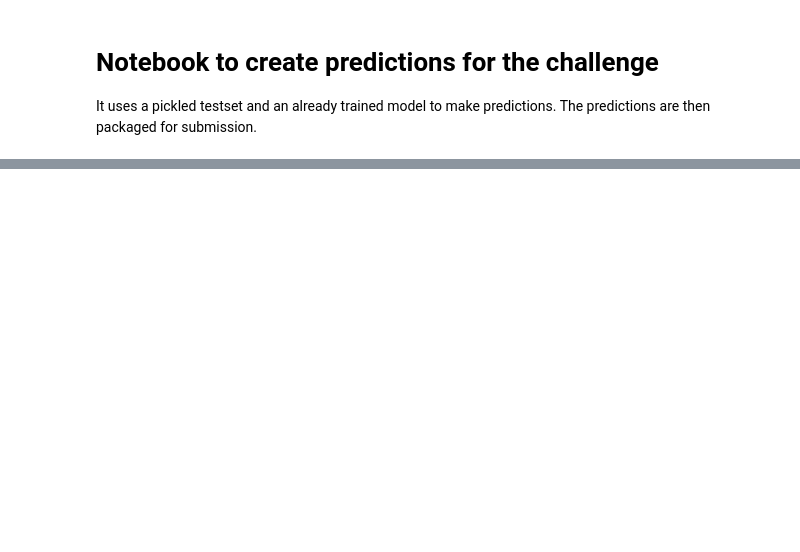
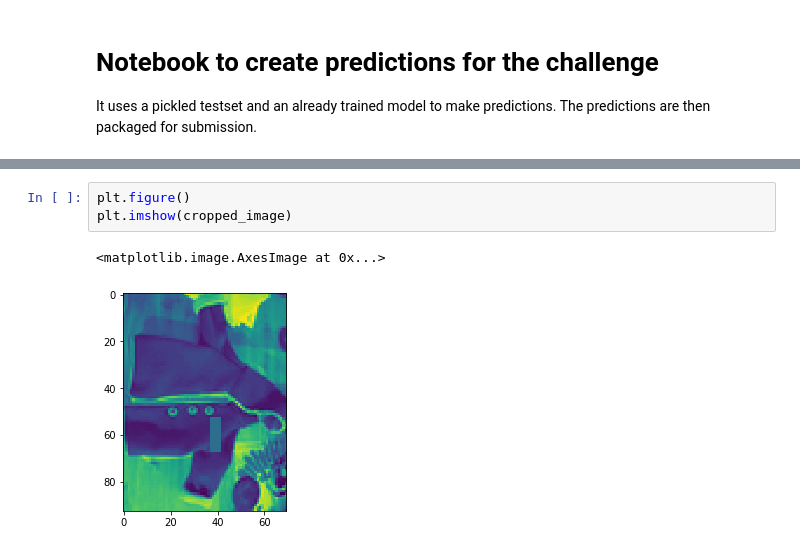
Before and after one commit to FritzMichael/ImageCropProject, a Jupyter notebook: create_predictions.ipynb, the cells around one changed output, grey strips where cells are left out. Cells and saved outputs as stored; diff of their text form; blank space fills up the shorter version.

```diff
--- a/create_predictions.ipynb
+++ b/create_predictions.ipynb
@@ -9,0 +54,6 @@ The predictions are then packaged for submission.
+# %%
+plt.figure()
+plt.imshow(cropped_image)
+# %% [output]
+<matplotlib.image.AxesImage at 0x...>
+[figure, added]
```
Also changed, not shown: parts of 18 cells of this notebook, 5 other files.
